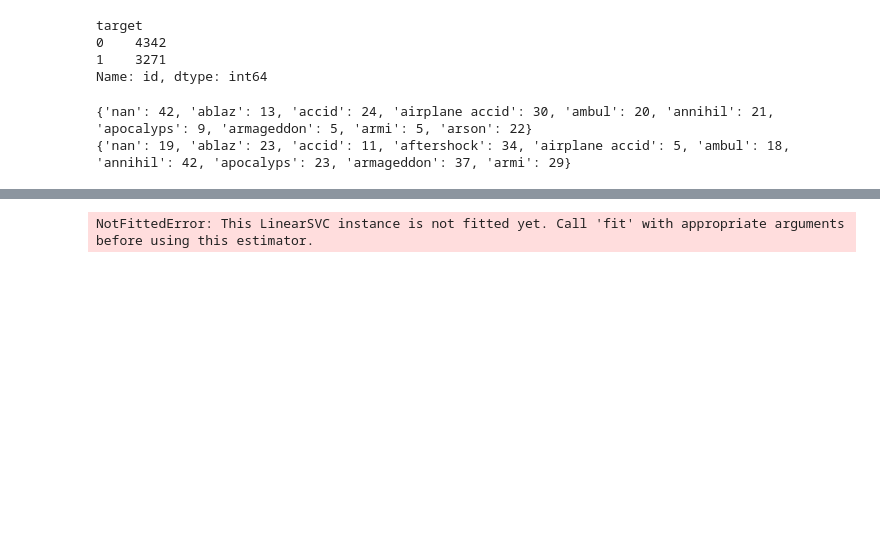
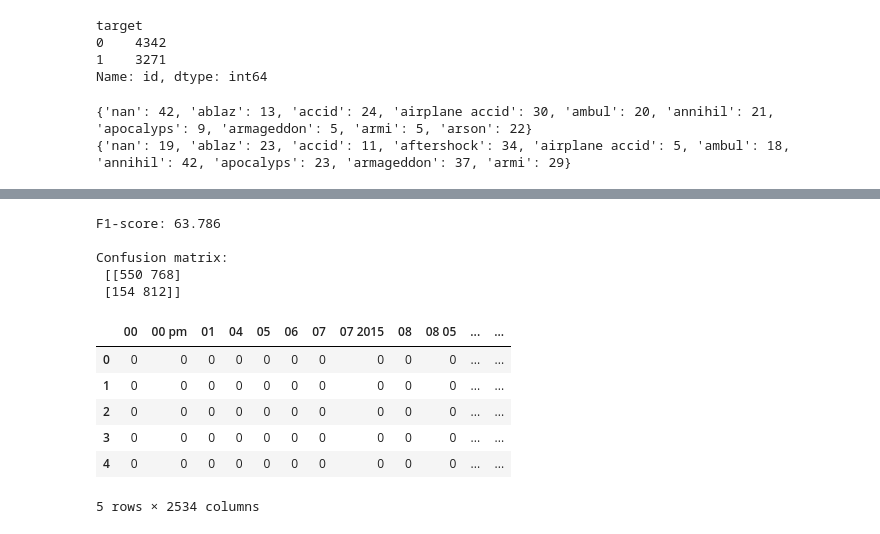
Before and after one commit to MartnAR/NLP_disaster_tweets, a Jupyter notebook: Analysis.ipynb, the cells around one changed output, grey strips where cells are left out. Cells and saved outputs as stored; diff of their text form; code cells hidden in the pictures; blank space fills up the shorter version.

```diff
--- a/Analysis.ipynb
+++ b/Analysis.ipynb
@@ -154,7 +154,8 @@ train = cleanText(train, 'text')
 # %%
 # Label encoder
 le = LabelEncoder()
-train['kws_le'] = le.fit_transform(train['keyword_stem'])
+kw = le.fit(train['keyword_stem'])
+train['kws_le'] = kw.transform(train['keyword_stem'])
 # %%
 # Count Vectorizer for data modeling
 cv = CountVectorizer(min_df=5, binary=True, encoding='utf-8', ngram_range=(1,2), stop_words='english')
@@ -195,10 +196,14 @@ Best score is 62.3
 # %%
 # Run model with best hyperparametres; print confusion matrix.
-y_pred = svc_cn.predict(X_test)
+y_pred = svc_cv.predict(X_test)
 print('F1-score: {}\n'.format(round(100 * f1_score(y_test, y_pred), 3)))
 print('Confusion matrix:\n {}'.format(confusion_matrix(y_test, y_pred)))
 # %% [output]
-NotFittedError: This LinearSVC instance is not fitted yet. Call 'fit' with appropriate arguments before using this estimator.
+F1-score: 63.786
+
+Confusion matrix:
+ [[550 768]
+ [154 812]]
 # %%
 # Next steps:
 # 1. Tfidf > build model with these to compare results with keywords and locations only.
@@ -208,3 +213,22 @@ NotFittedError: This LinearSVC instance is not fitted yet. Call 'fit' with appro
 # Bonus:
 # 1. Clean locations
 # 2. Tie locations to keywords
+# %%
+for i in range(len(test)):
+    test.loc[i, 'keyword'] = str(re.sub('%20', ' ', test.loc[i, 'keyword'])) # For words separated by %20, replace with a blank space
+    test.loc[i, 'keyword_stem'] = ps.stem(test.loc[i, 'keyword'])            # Stem words
+
+test['kws_le'] = kw.transform(test['keyword_stem'])
+# %%
+test = cleanText(test, 'text')
+# %%
+df_test = pd.DataFrame(cvec.transform(test['stemmed']).todense(), columns=cvec.get_feature_names())
+df_test = pd.concat([df_test, test['kws_le'].reset_index()], axis=1)
+# %% [output]
+|  | 00 | 00 pm | 01 | 04 | 05 | 06 | 07 | 07 2015 | 08 | 08 05 | ... | ... |
+| 0 | 0 | 0 | 0 | 0 | 0 | 0 | 0 | 0 | 0 | 0 | ... | ... |
+| 1 | 0 | 0 | 0 | 0 | 0 | 0 | 0 | 0 | 0 | 0 | ... | ... |
+| 2 | 0 | 0 | 0 | 0 | 0 | 0 | 0 | 0 | 0 | 0 | ... | ... |
+| 3 | 0 | 0 | 0 | 0 | 0 | 0 | 0 | 0 | 0 | 0 | ... | ... |
+| 4 | 0 | 0 | 0 | 0 | 0 | 0 | 0 | 0 | 0 | 0 | ... | ... |
+5 rows × 2534 columns
```
Also changed, not shown: parts of 6 cells of this notebook, 1 other file.
